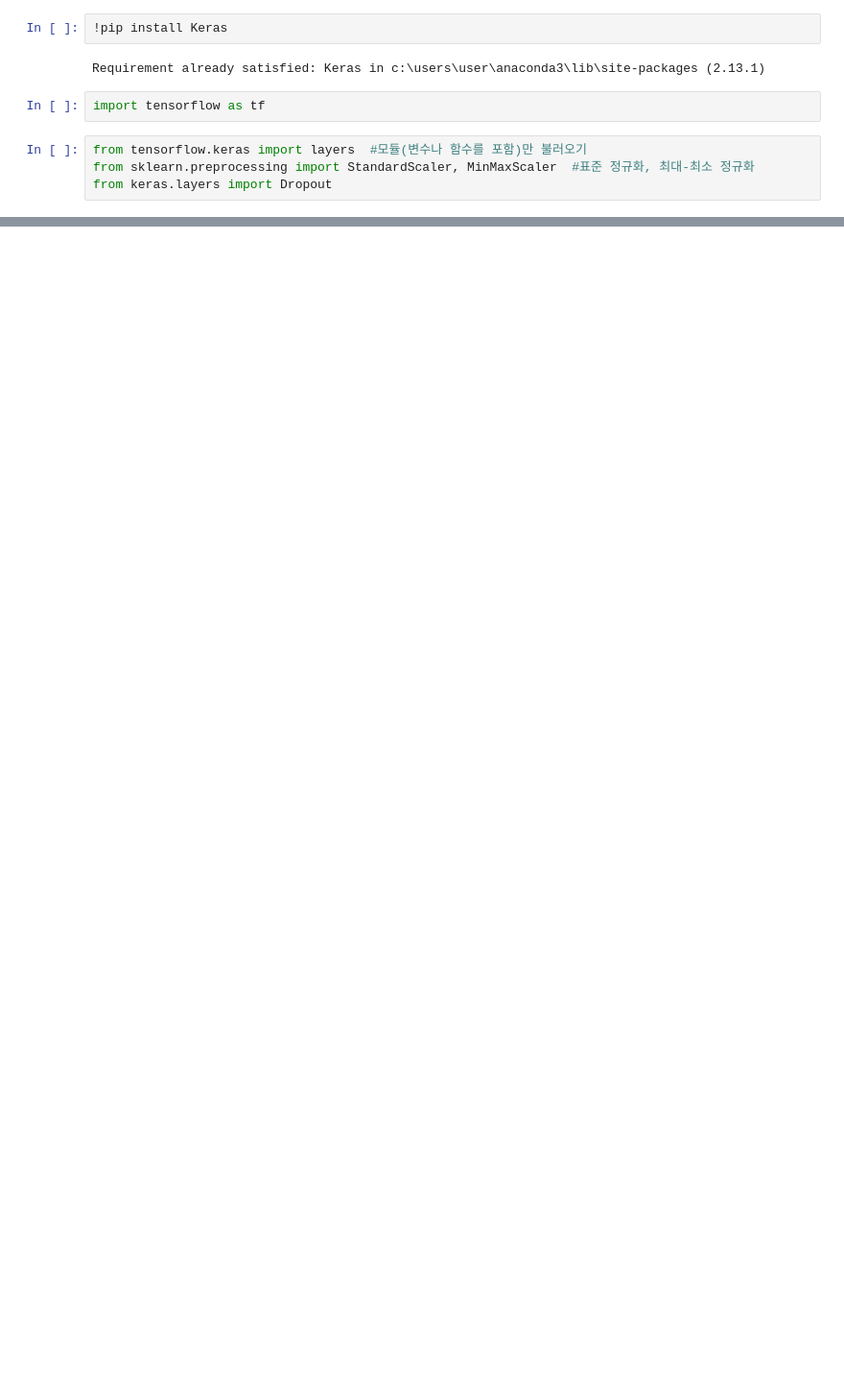
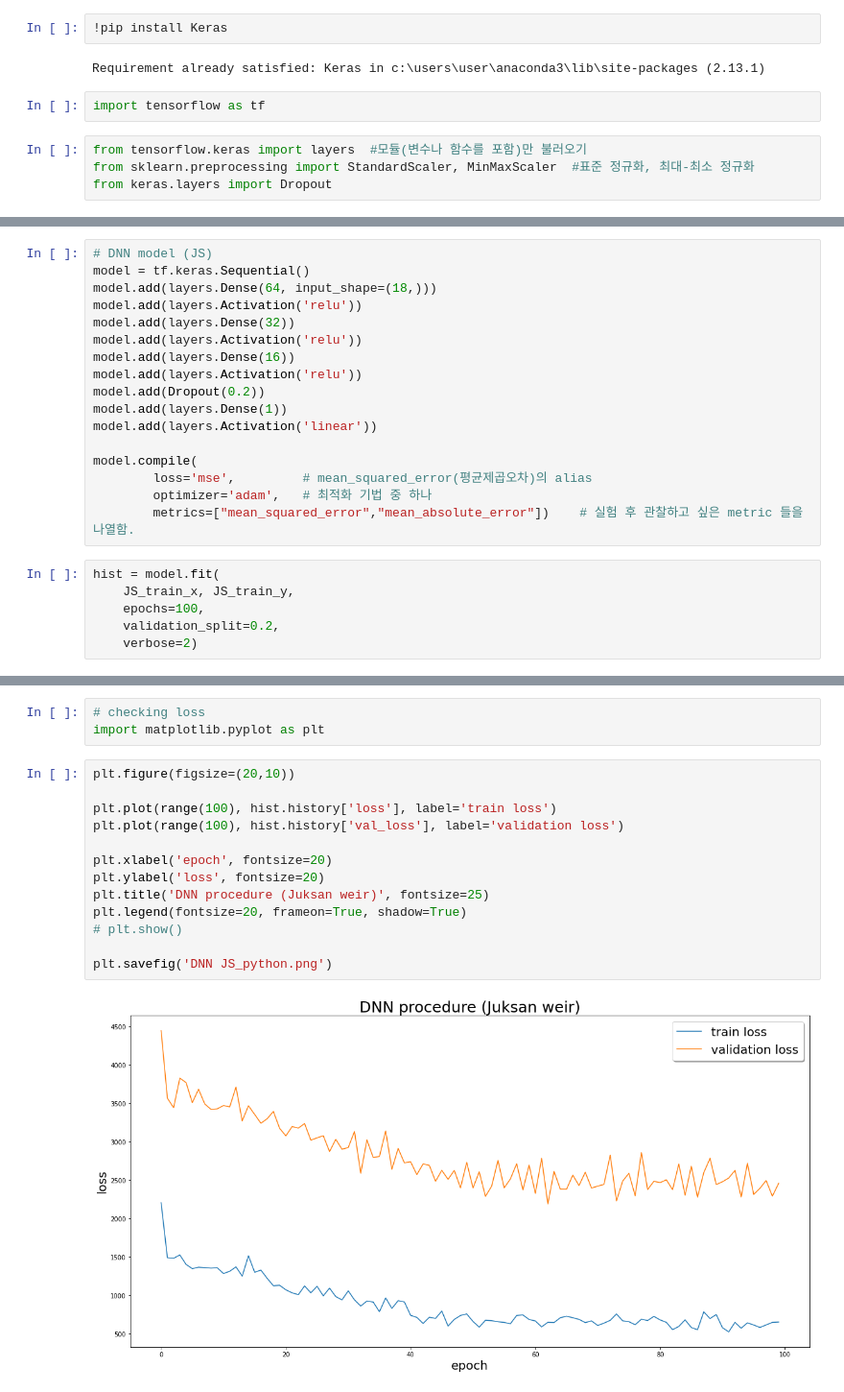
Before and after one commit to hsyliark/Envieonmental_Statistics_with_R, a Jupyter notebook: 논문데이터분석(predict Chl-a)/python code/분석 python code_Chla 예측.ipynb, the cells around one changed output, grey strips where cells are left out. Shown: that part at 96% size. Saved outputs shown, nothing was run; the diff lists cells and outputs as text; blank space fills up the shorter version.

```diff
--- a/논문데이터분석(predict Chl-a)/python code/분석 python code_Chla 예측.ipynb
+++ b/논문데이터분석(predict Chl-a)/python code/분석 python code_Chla 예측.ipynb
@@ -122,0 +167,23 @@ _________________________________________________________________
+# %%
+# DNN model (JS)
+model = tf.keras.Sequential()
+model.add(layers.Dense(64, input_shape=(18,)))
+model.add(layers.Activation('relu'))
+model.add(layers.Dense(32))
+model.add(layers.Activation('relu'))
+model.add(layers.Dense(16))
+model.add(layers.Activation('relu'))
+model.add(Dropout(0.2))
+model.add(layers.Dense(1))
+model.add(layers.Activation('linear'))
+
+model.compile(
+        loss='mse',         # mean_squared_error(평균제곱오차)의 alias
+        optimizer='adam',   # 최적화 기법 중 하나
+        metrics=["mean_squared_error","mean_absolute_error"])    # 실험 후 관찰하고 싶은 metric 들을 나열함.
+# %%
+hist = model.fit(
+    JS_train_x, JS_train_y,
+    epochs=100,
+    validation_split=0.2,
+    verbose=2)
@@ -122,0 +259,18 @@ _________________________________________________________________
+# %%
+# checking loss
+import matplotlib.pyplot as plt
+# %%
+plt.figure(figsize=(20,10))
+
+plt.plot(range(100), hist.history['loss'], label='train loss')
+plt.plot(range(100), hist.history['val_loss'], label='validation loss')
+
+plt.xlabel('epoch', fontsize=20)
+plt.ylabel('loss', fontsize=20)
+plt.title('DNN procedure (Juksan weir)', fontsize=25)
+plt.legend(fontsize=20, frameon=True, shadow=True)
+# plt.show()
+
+plt.savefig('DNN JS_python.png')
+# %% [output]
+[figure, added]
```
Also changed, not shown: parts of 39 cells of this notebook, 16 other files.
